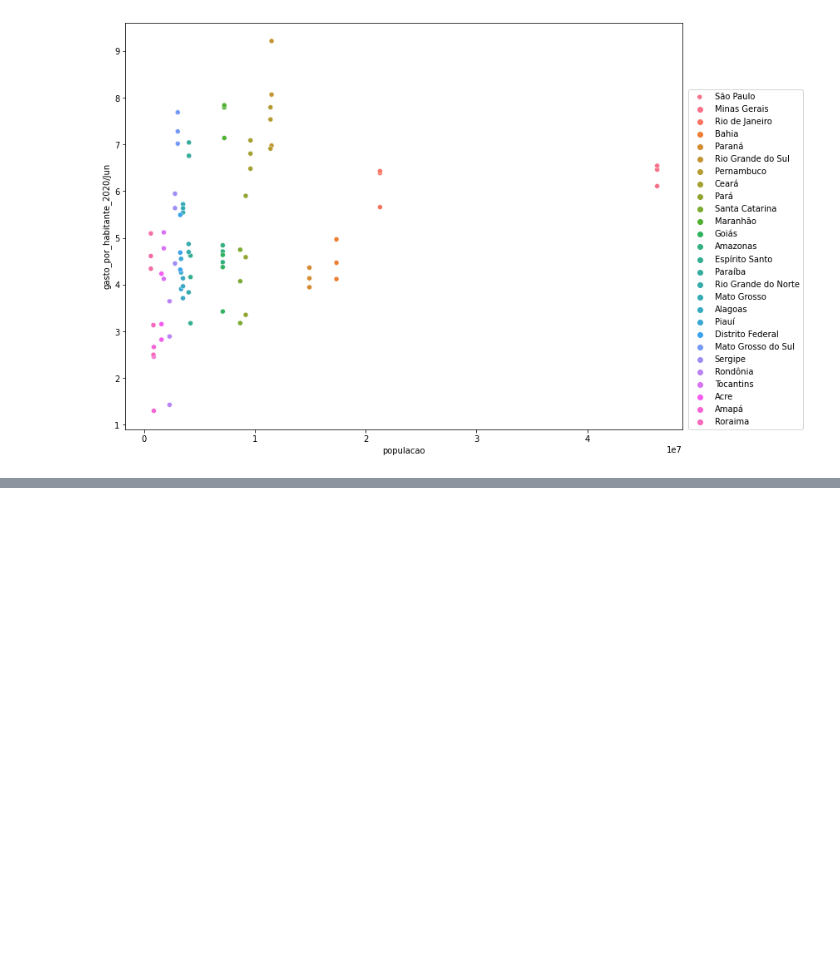
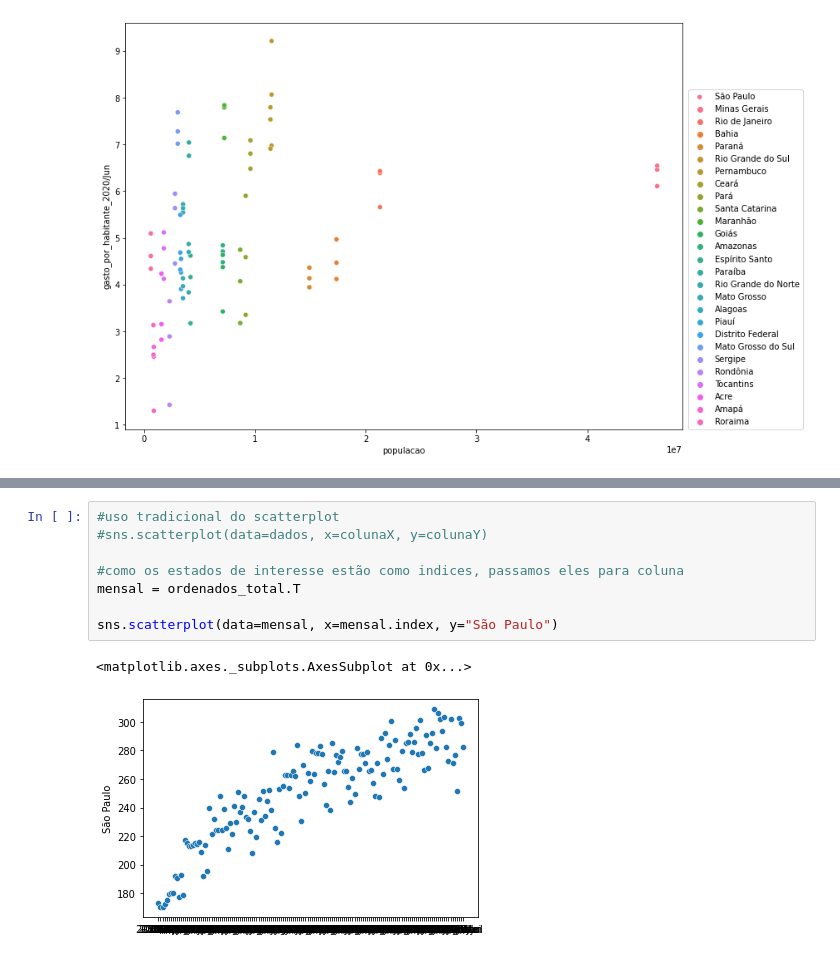
Before and after one commit to cfernando89/Bootcamp_Data_Science, a Jupyter notebook: Alura_BootCamp_Modulo2.ipynb, the cells around one changed output, grey strips where cells are left out. Drawn from its saved outputs; the diff is of its cells as text; blank space fills up the shorter version.

```diff
--- a/Alura_BootCamp_Modulo2.ipynb
+++ b/Alura_BootCamp_Modulo2.ipynb
@@ -631,0 +699,11 @@ plt.legend(gastos_e_populacao_recente.index, loc=(1.01,0))
+# %%
+#uso tradicional do scatterplot
+#sns.scatterplot(data=dados, x=colunaX, y=colunaY)
+
+#como os estados de interesse estão como indices, passamos eles para coluna
+mensal = ordenados_total.T
+
+sns.scatterplot(data=mensal, x=mensal.index, y="São Paulo")
+# %% [output]
+<matplotlib.axes._subplots.AxesSubplot at 0x...>
+[figure, added]
```
Also changed, not shown: parts of 70 cells of this notebook.
